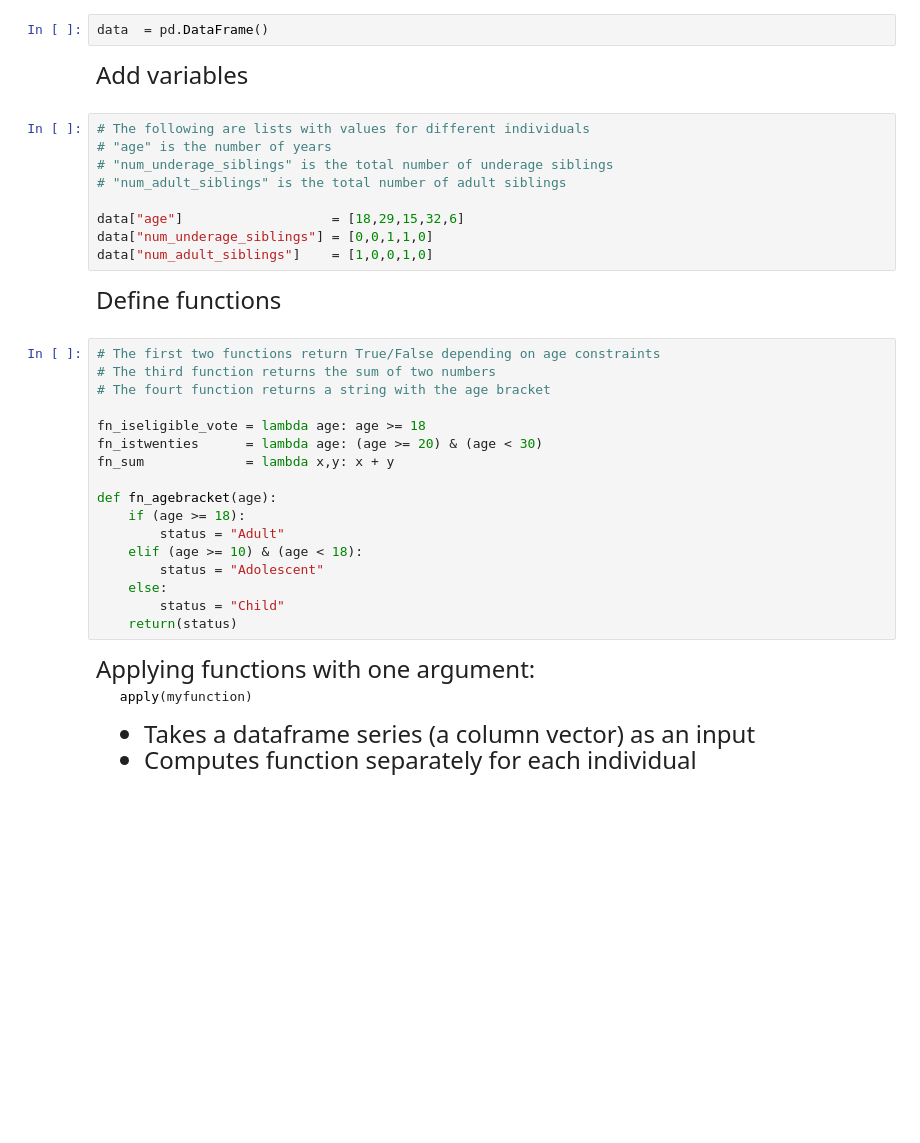
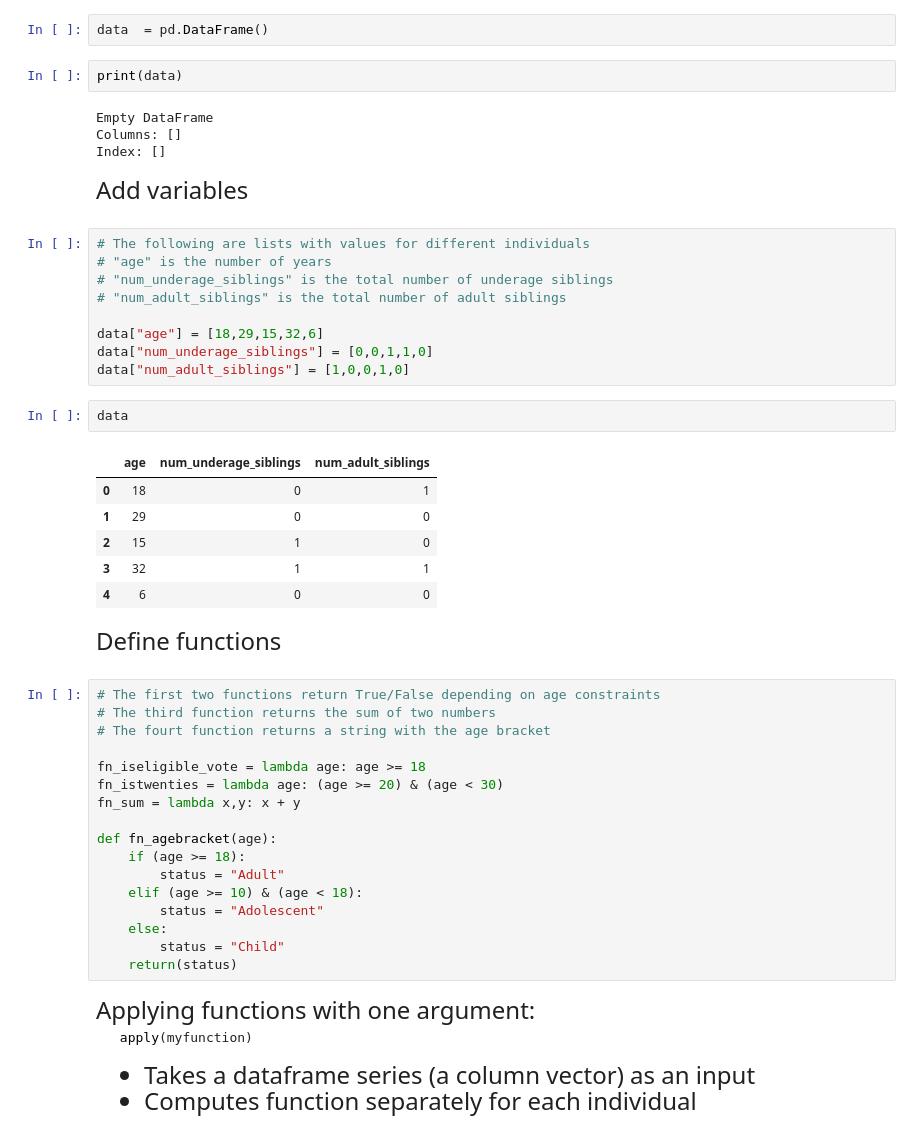
Before and after one commit to yoonpk147/qtm151_fall_2023, a Jupyter notebook: lecture_08/lecture_8.ipynb, the cells around one changed output. Saved outputs shown, nothing was run; the diff lists cells and outputs as text; blank space fills up the shorter version.

```diff
--- a/lecture_08/lecture_8.ipynb
+++ b/lecture_08/lecture_8.ipynb
@@ -215,6 +245,12 @@ Try it yourself:
 Create an empty data frame
 # %%
 data  = pd.DataFrame()
+# %%
+print(data)
+# %% [output]
+Empty DataFrame
+Columns: []
+Index: []
 # %% [markdown]
 <font size = "5">
 
@@ -225,9 +261,18 @@ Add variables
 # "num_underage_siblings" is the total number of underage siblings
 # "num_adult_siblings" is the total number of adult siblings
 
-data["age"]                   = [18,29,15,32,6]
+data["age"] = [18,29,15,32,6]
 data["num_underage_siblings"] = [0,0,1,1,0]
-data["num_adult_siblings"]    = [1,0,0,1,0]
+data["num_adult_siblings"] = [1,0,0,1,0]
+# %%
+data
+# %% [output]
+|  | age | num_underage_siblings | num_adult_siblings |
+| 0 | 18 | 0 | 1 |
+| 1 | 29 | 0 | 0 |
+| 2 | 15 | 1 | 0 |
+| 3 | 32 | 1 | 1 |
+| 4 | 6 | 0 | 0 |
 # %% [markdown]
 <font size = "5">
 
@@ -238,8 +283,8 @@ Define functions
 # The fourt function returns a string with the age bracket
 
 fn_iseligible_vote = lambda age: age >= 18
-fn_istwenties      = lambda age: (age >= 20) & (age < 30)
-fn_sum             = lambda x,y: x + y
+fn_istwenties = lambda age: (age >= 20) & (age < 30)
+fn_sum = lambda x,y: x + y
 
 def fn_agebracket(age):
     if (age >= 18):
```
Also changed, not shown: parts of 20 cells of this notebook, 2 other files.
